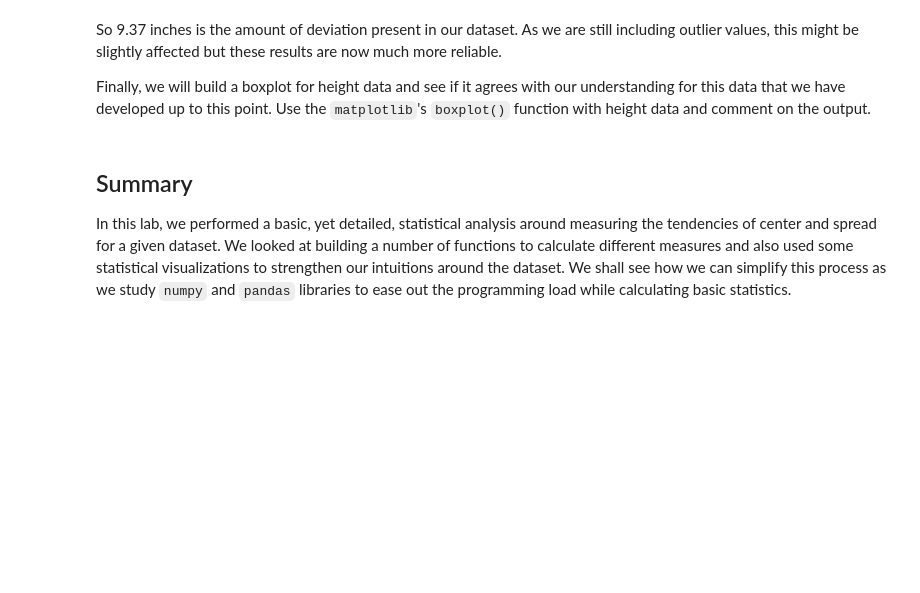
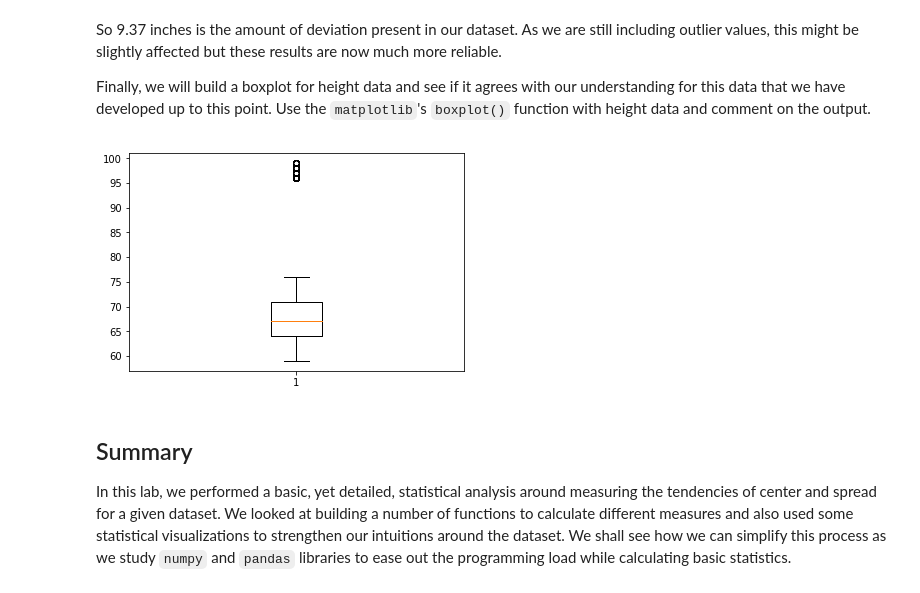
Before and after one commit to kathrinv/dsc-implementing-statistics-with-functions-lab-nyc-ds-082619, a Jupyter notebook: index.ipynb, the cells around one changed output. Cells and saved outputs as stored; diff of their text form; code cells hidden in the pictures; blank space fills up the shorter version.

```diff
--- a/index.ipynb
+++ b/index.ipynb
@@ -332,7 +332,9 @@ So 9.37 inches is the amount of deviation present in our dataset. As we are stil
 Finally, we will build a boxplot for height data and see if it agrees with our understanding for this data that we have developed up to this point. Use the `matplotlib`'s `boxplot()` function with height data and comment on the output.
 # %%
 # boxplot here
-plt.boxplot()
+plt.boxplot(height);
+# %% [output]
+[figure, added]
 # %% [markdown]
 ## Summary
 
```
